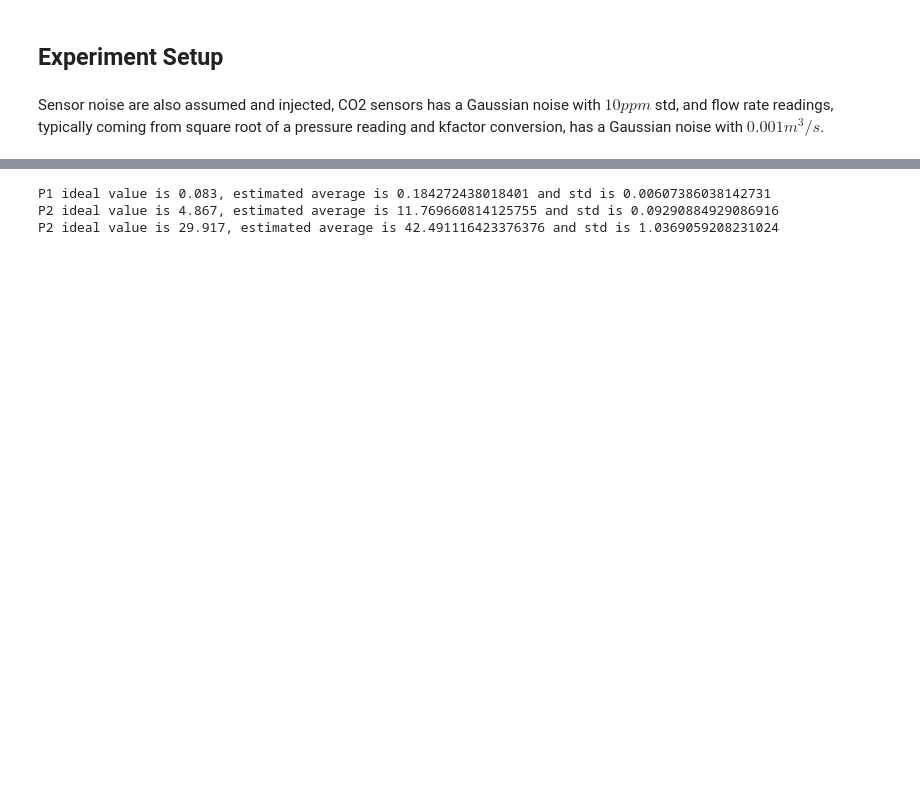
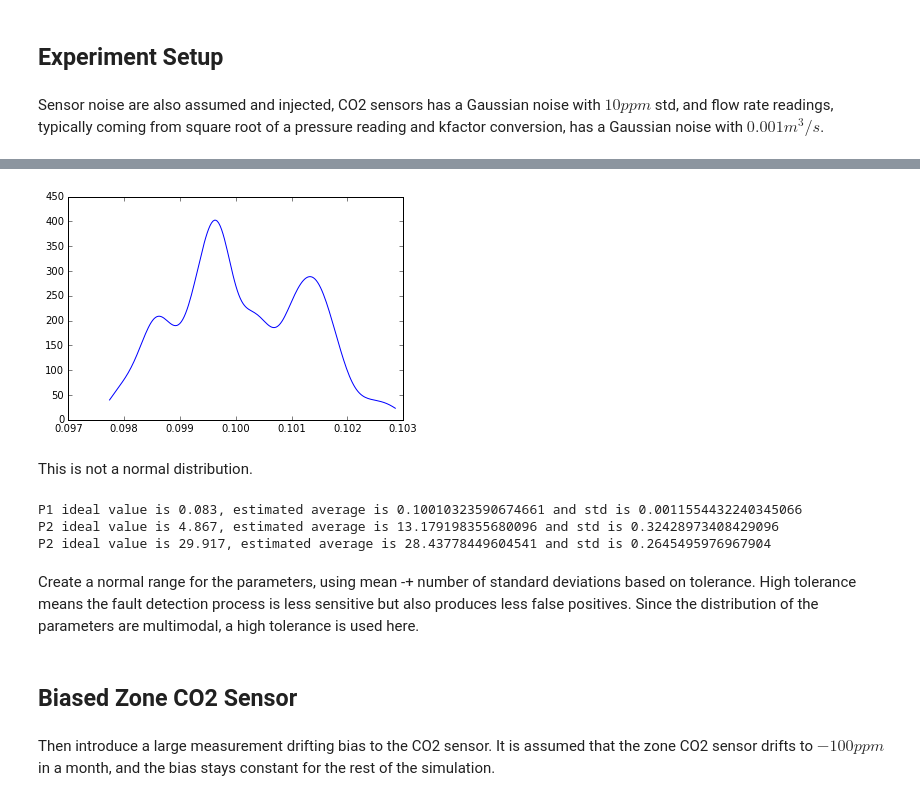
Before and after one commit to bnajafi/BuildingEnergySimulationNotebook, a Jupyter notebook: Zone CO2 Balance Fault Detection.ipynb, the cells around one changed output, grey strips where cells are left out. Saved outputs shown, nothing was run; the diff lists cells and outputs as text; code cells hidden in the pictures; blank space fills up the shorter version.

Commit message:
more fault detection in the CO2 section

```diff
--- a/Zone CO2 Balance Fault Detection.ipynb
+++ b/Zone CO2 Balance Fault Detection.ipynb
@@ -200,8 +222,28 @@ plt.show()
+# %%
+#after first 15 days of waiting for the data to stabilize,
+#use the rest of the 15 days to obtain normal operation parameters
+normal_start = 15*24*12
+normal_end = 30*24*12
+p1_normal = p1[normal_start:normal_end]
+p2_normal = p2[normal_start:normal_end]
+p3_normal = p3[normal_start:normal_end]
+# %%
+from scipy.stats import gaussian_kde
+p1_kde = gaussian_kde(p1_normal)
+p1_xs = np.linspace(min(p1_normal),max(p1_normal),200)
+plt.plot(p1_xs,p1_kde(p1_xs))
+plt.show()
+# %% [output]
+[figure, added]
+# %% [markdown]
+This is not a normal distribution.
 # %%
-print('P1 ideal value is 0.083, estimated average is {0} and std is {1} '.format(np.mean(p1),np.std(p1)))
-print('P2 ideal value is 4.867, estimated average is {0} and std is {1} '.format(np.mean(p2),np.std(p2)))
-print('P2 ideal value is 29.917, estimated average is {0} and std is {1} '.format(np.mean(p3),np.std(p3)))
+print('P1 ideal value is 0.083, estimated average is {0} and std is {1} '.format(np.mean(p1_normal),np.std(p1_normal)))
+print('P2 ideal value is 4.867, estimated average is {0} and std is {1} '.format(np.mean(p2_normal),np.std(p2_normal)))
+print('P2 ideal value is 29.917, estimated average is {0} and std is {1} '.format(np.mean(p3_normal),np.std(p3_normal)))
 # %% [output]
-P1 ideal value is 0.083, estimated average is 0.184272438018401 and std is 0.00607386038142731
-P2 ideal value is 4.867, estimated average is 11.769660814125755 and std is 0.09290884929086916
-P2 ideal value is 29.917, estimated average is 42.491116423376376 and std is 1.0369059208231024
+P1 ideal value is 0.083, estimated average is 0.10010323590674661 and std is 0.0011554432240345066
+P2 ideal value is 4.867, estimated average is 13.179198355680096 and std is 0.32428973408429096
+P2 ideal value is 29.917, estimated average is 28.43778449604541 and std is 0.2645495976967904
+# %% [markdown]
+Create a normal range for the parameters, using mean -+ number of standard deviations based on tolerance. High tolerance means the fault detection process is less sensitive but also produces less false positives. Since the distribution of the parameters are multimodal, a high tolerance is used here.
@@ -207,0 +259,4 @@ P2 ideal value is 29.917, estimated average is 42.491116423376376 and std is 1.0
+# %% [markdown]
+## Biased Zone CO2 Sensor
+# %% [markdown]
+Then introduce a large measurement drifting bias to the CO2 sensor. It is assumed that the zone CO2 sensor drifts to $-100ppm$ in a month, and the bias stays constant for the rest of the simulation.
```
Also changed, not shown: parts of 26 cells of this notebook, 2 other files.
